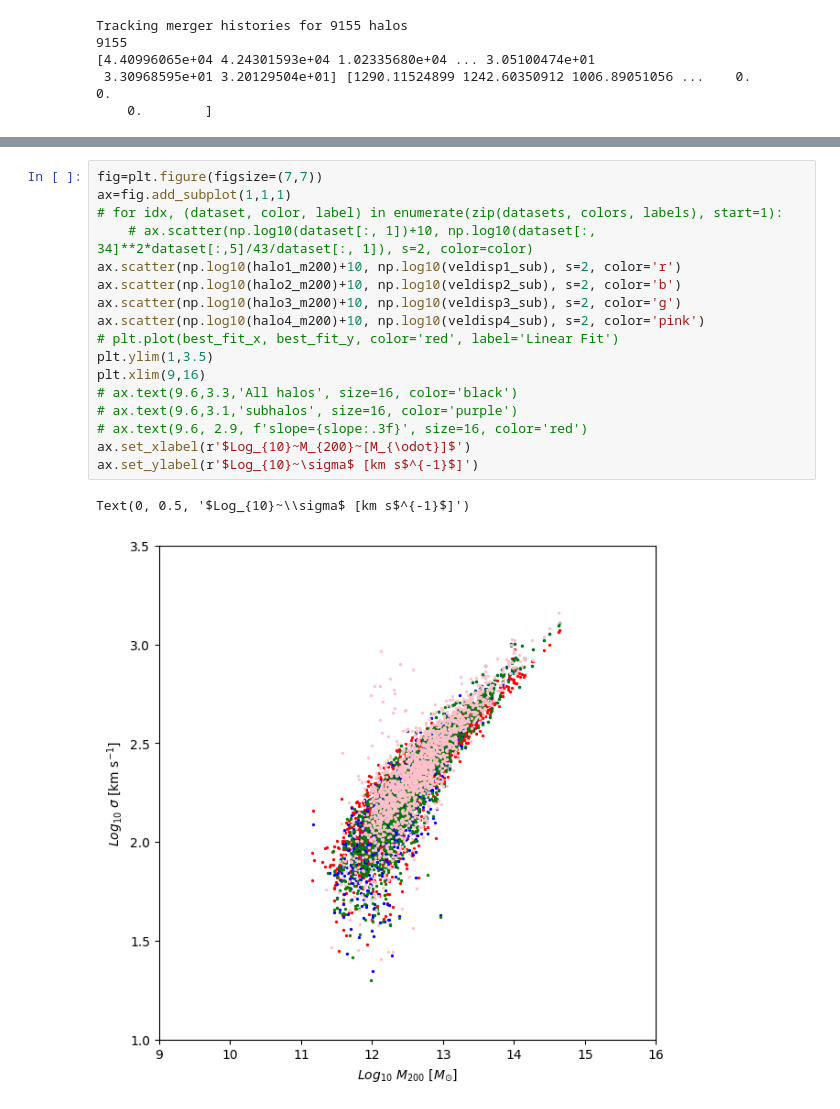
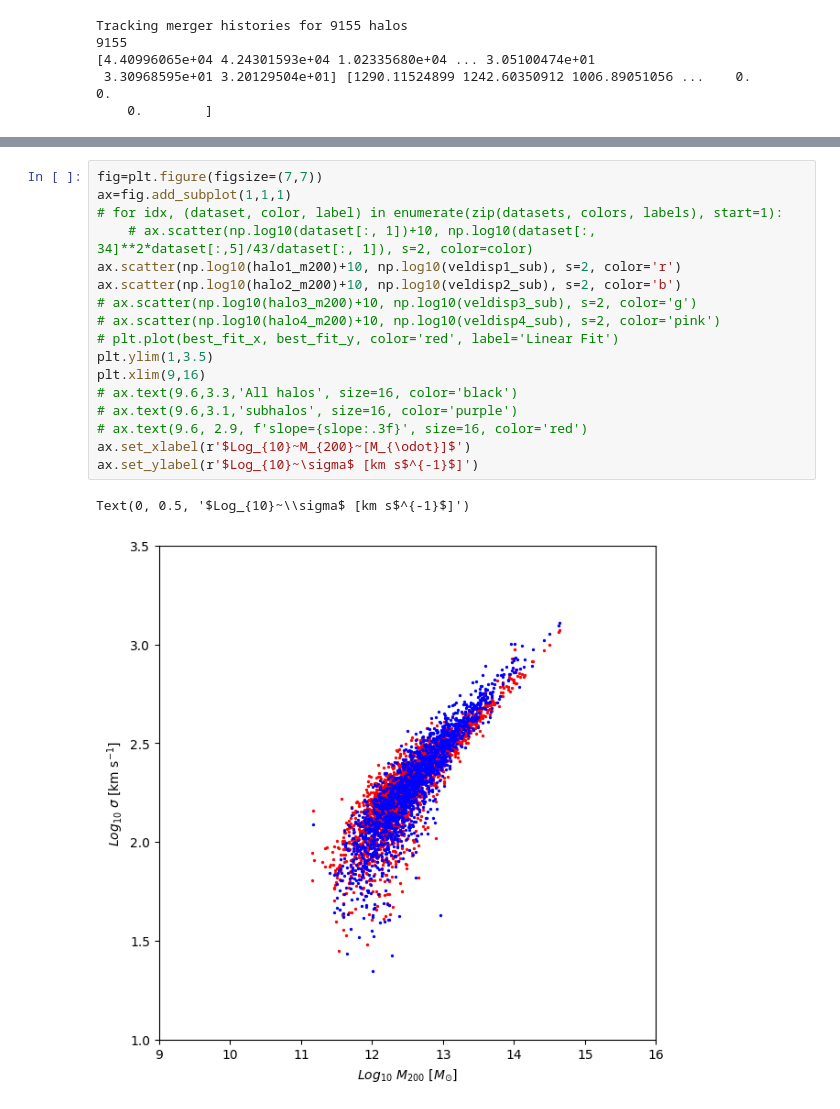
Before and after one commit to ZhangMing-1995/AnalysisTools, a Jupyter notebook: halo_mass/test_vsubhalo.ipynb, the cells around one changed output, grey strips where cells are left out. Drawn from its saved outputs; the diff is of its cells as text.

```diff
--- a/halo_mass/test_vsubhalo.ipynb
+++ b/halo_mass/test_vsubhalo.ipynb
@@ -269,20 +295,20 @@ Tracking merger histories for 8099 halos
 # %%
 fig=plt.figure(figsize=(7,7))
 ax=fig.add_subplot(1,1,1)
 # for idx, (dataset, color, label) in enumerate(zip(datasets, colors, labels), start=1):
     # ax.scatter(np.log10(dataset[:, 1])+10, np.log10(dataset[:, 34]**2*dataset[:,5]/43/dataset[:, 1]), s=2, color=color)
 ax.scatter(np.log10(halo1_m200)+10, np.log10(veldisp1_sub), s=2, color='r')
 ax.scatter(np.log10(halo2_m200)+10, np.log10(veldisp2_sub), s=2, color='b')
-ax.scatter(np.log10(halo3_m200)+10, np.log10(veldisp3_sub), s=2, color='g')
-ax.scatter(np.log10(halo4_m200)+10, np.log10(veldisp4_sub), s=2, color='pink')
+# ax.scatter(np.log10(halo3_m200)+10, np.log10(veldisp3_sub), s=2, color='g')
+# ax.scatter(np.log10(halo4_m200)+10, np.log10(veldisp4_sub), s=2, color='pink')
 # plt.plot(best_fit_x, best_fit_y, color='red', label='Linear Fit')
 plt.ylim(1,3.5)
 plt.xlim(9,16)
 # ax.text(9.6,3.3,'All halos', size=16, color='black')
 # ax.text(9.6,3.1,'subhalos', size=16, color='purple')
 # ax.text(9.6, 2.9, f'slope={slope:.3f}', size=16, color='red')
 ax.set_xlabel(r'$Log_{10}~M_{200}~[M_{\odot}]$')
 ax.set_ylabel(r'$Log_{10}~\sigma$ [km s$^{-1}$]')
 # %% [output]
 Text(0, 0.5, '$Log_{10}~\\sigma$ [km s$^{-1}$]')
-[figure, old version]
+[figure, new version]
```
Also changed, not shown: parts of 7 cells of this notebook.
